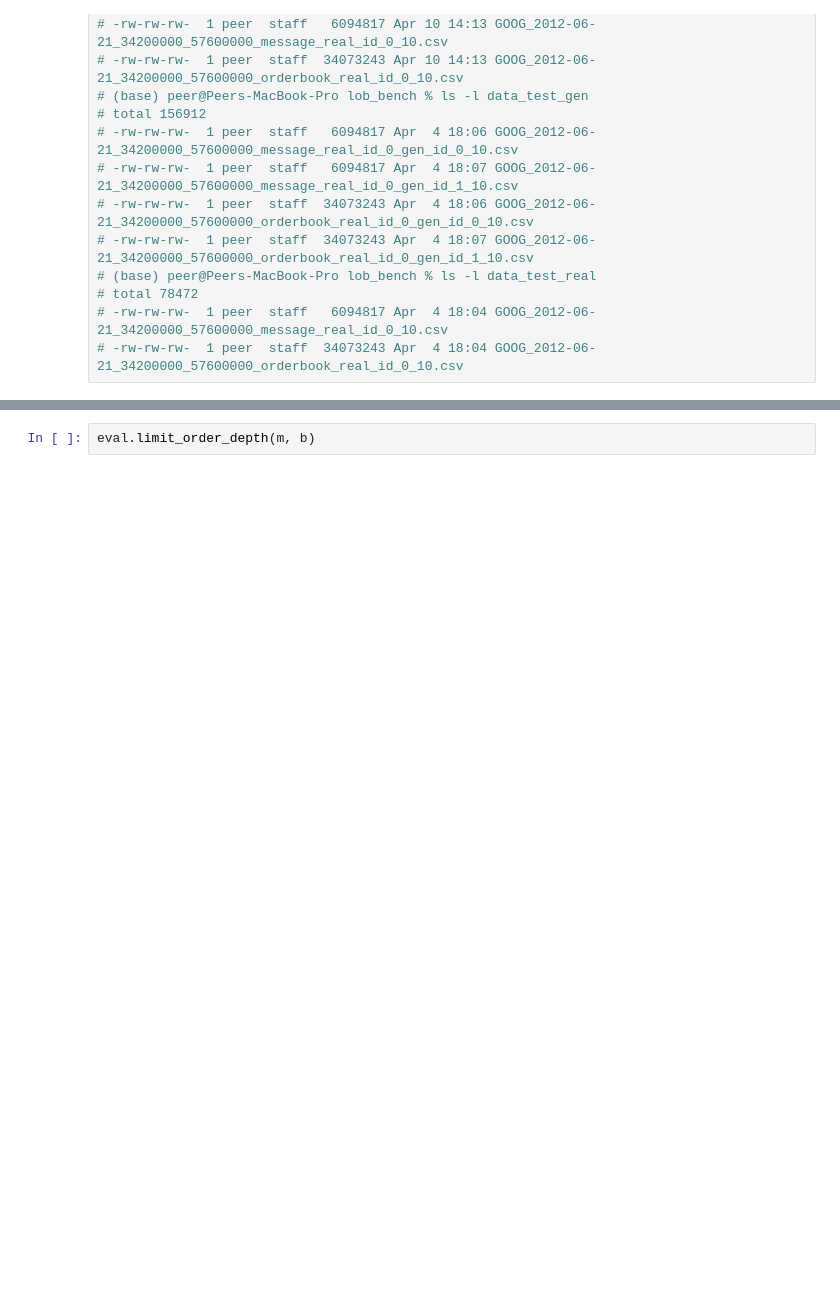
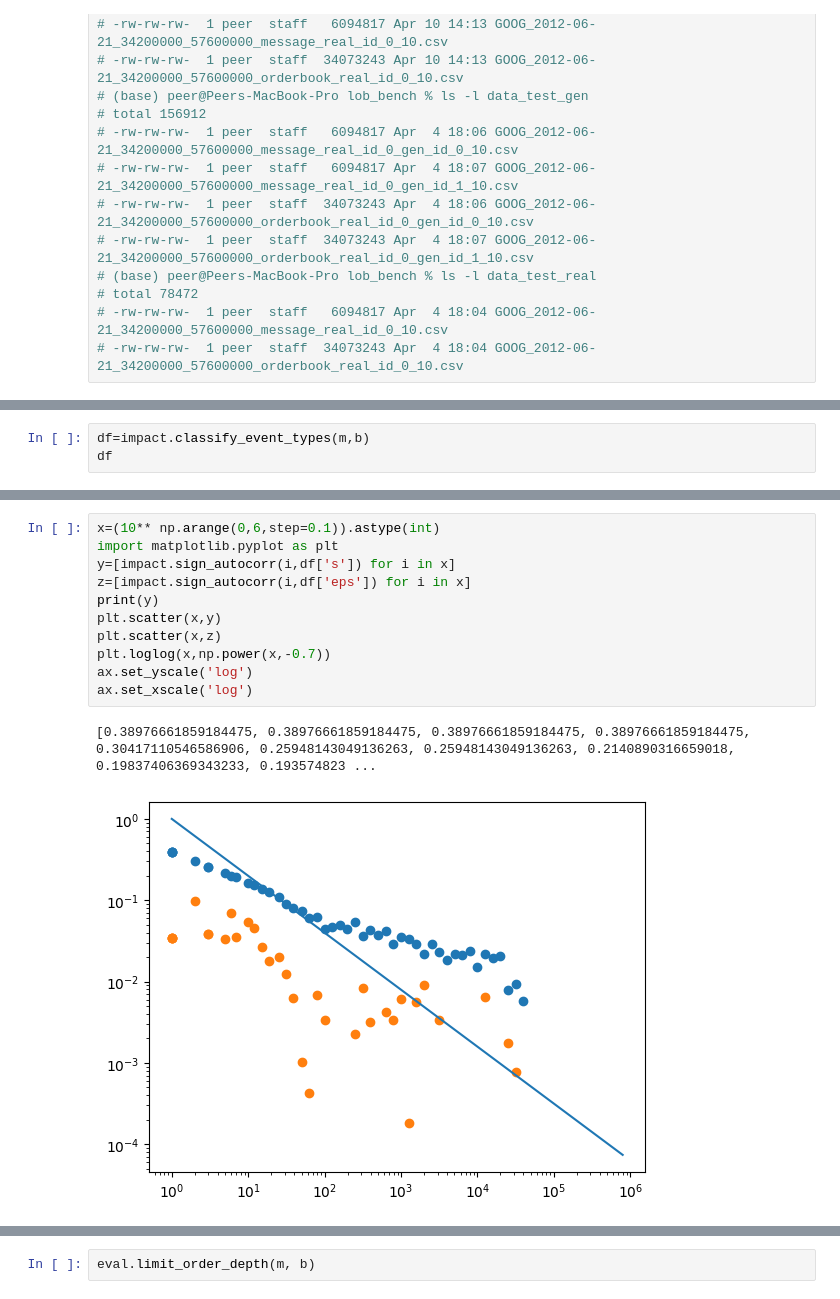
Before and after one commit to peernagy/lob_bench, a Jupyter notebook: eval.ipynb, the cells around one changed output, grey strips where cells are left out. Drawn from its saved outputs; the diff is of its cells as text; blank space fills up the shorter version.

```diff
--- a/eval.ipynb
+++ b/eval.ipynb
@@ -66,0 +100,3 @@ loader = Simple_Loader(
+# %%
+df=impact.classify_event_types(m,b)
+df
@@ -66,0 +117,14 @@ loader = Simple_Loader(
+# %%
+x=(10** np.arange(0,6,step=0.1)).astype(int)
+import matplotlib.pyplot as plt
+y=[impact.sign_autocorr(i,df['s']) for i in x]
+z=[impact.sign_autocorr(i,df['eps']) for i in x]
+print(y)
+plt.scatter(x,y)
+plt.scatter(x,z)
+plt.loglog(x,np.power(x,-0.7))
+ax.set_yscale('log')
+ax.set_xscale('log')
+# %% [output]
+[0.38976661859184475, 0.38976661859184475, 0.38976661859184475, 0.38976661859184475, 0.30417110546586906, 0.25948143049136263, 0.25948143049136263, 0.2140890316659018, 0.19837406369343233, 0.193574823 ...
+[figure, added]
```
Also changed, not shown: parts of 84 cells of this notebook, 2 other files.
